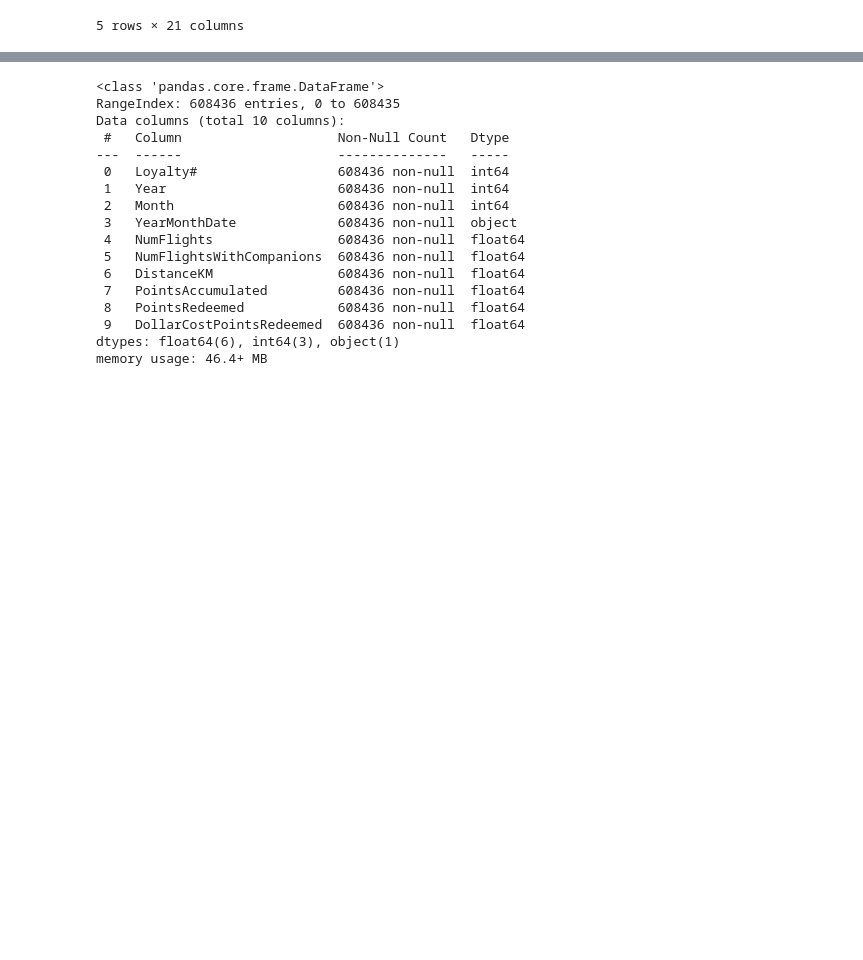
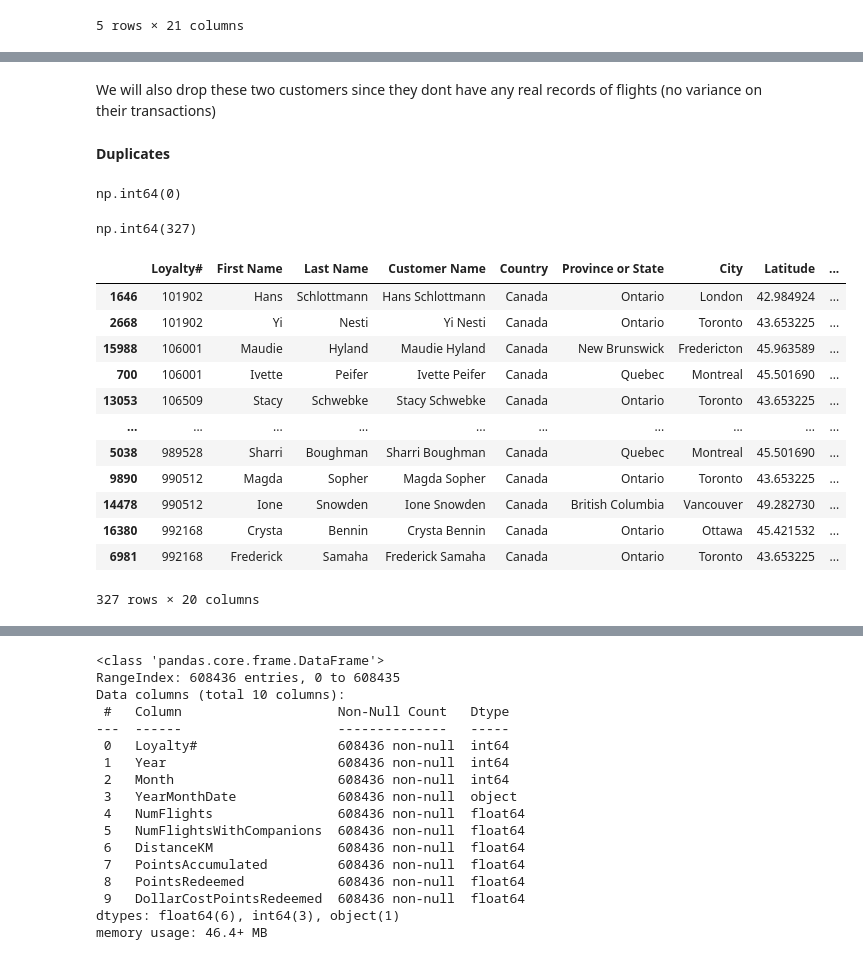
Before and after one commit to luisbdavila/Airline_Customer_Segmentation_DataMining_Project_Python, a Jupyter notebook: 1_Delivery/Code/EDA.ipynb, the cells around one changed output, grey strips where cells are left out. Cells and saved outputs as stored; diff of their text form; code cells hidden in the pictures; blank space fills up the shorter version.

```diff
--- a/1_Delivery/Code/EDA.ipynb
+++ b/1_Delivery/Code/EDA.ipynb
@@ -162,0 +221,31 @@ dtype: int64
+# %% [markdown]
+We will also drop these two customers since they dont have any real records of flights (no variance on their transactions)
+# %% [markdown]
+**Duplicates**
+# %%
+df_AIAI_Customers.duplicated().sum()
+# No duplicate rows found
+# %% [output]
+np.int64(0)
+# %%
+df_AIAI_Customers.duplicated(subset=['Loyalty#'], keep=False).sum()
+# 327 duplicate Loyalty# values found
+# %% [output]
+np.int64(327)
+# %%
+duplicates_loyalty_Customers_mask = df_AIAI_Customers.duplicated(subset=['Loyalty#'], keep=False)
+df_AIAI_Customers[duplicates_loyalty_Customers_mask].sort_values(['Loyalty#'])
+# %% [output]
+|  | Loyalty# | First Name | Last Name | Customer Name | Country | Province or State | City | Latitude | ... |
+| 1646 | 101902 | Hans | Schlottmann | Hans Schlottmann | Canada | Ontario | London | 42.984924 | ... |
+| 2668 | 101902 | Yi | Nesti | Yi Nesti | Canada | Ontario | Toronto | 43.653225 | ... |
+| 15988 | 106001 | Maudie | Hyland | Maudie Hyland | Canada | New Brunswick | Fredericton | 45.963589 | ... |
+| 700 | 106001 | Ivette | Peifer | Ivette Peifer | Canada | Quebec | Montreal | 45.501690 | ... |
+| 13053 | 106509 | Stacy | Schwebke | Stacy Schwebke | Canada | Ontario | Toronto | 43.653225 | ... |
+| ... | ... | ... | ... | ... | ... | ... | ... | ... | ... |
+| 5038 | 989528 | Sharri | Boughman | Sharri Boughman | Canada | Quebec | Montreal | 45.501690 | ... |
+| 9890 | 990512 | Magda | Sopher | Magda Sopher | Canada | Ontario | Toronto | 43.653225 | ... |
+| 14478 | 990512 | Ione | Snowden | Ione Snowden | Canada | British Columbia | Vancouver | 49.282730 | ... |
+| 16380 | 992168 | Crysta | Bennin | Crysta Bennin | Canada | Ontario | Ottawa | 45.421532 | ... |
+| 6981 | 992168 | Frederick | Samaha | Frederick Samaha | Canada | Ontario | Toronto | 43.653225 | ... |
+327 rows × 20 columns
```
Also changed, not shown: parts of 39 cells of this notebook.
